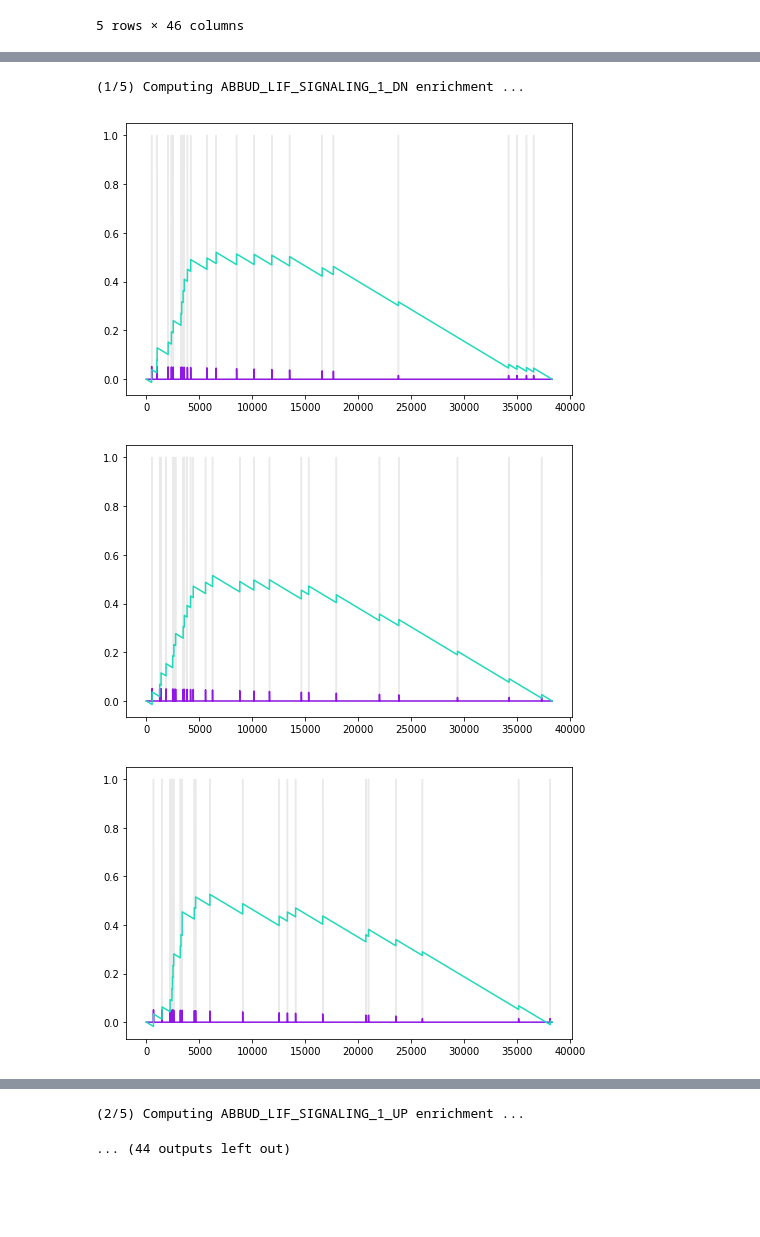
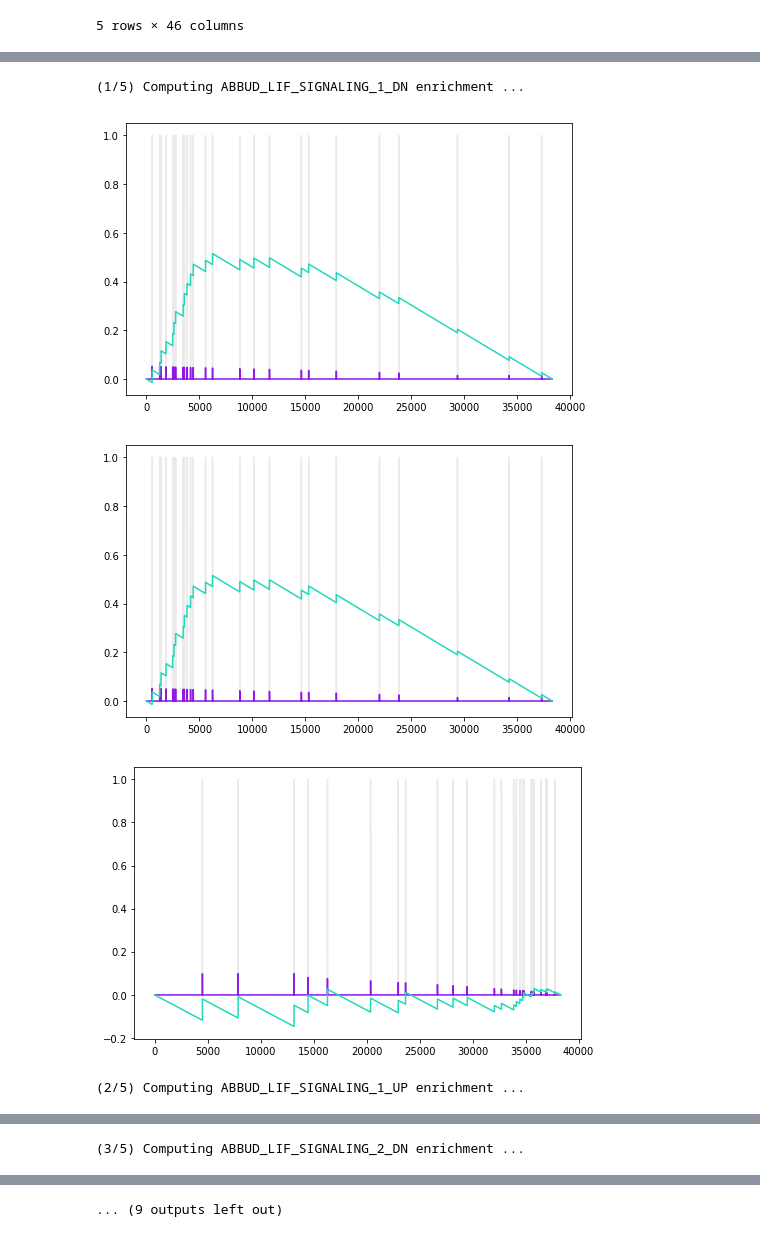
Before and after one commit to alex-wenzel/gsea, a Jupyter notebook: notebook/run_single_sample_gsea.ipynb, the cells around one changed output, grey strips where cells are left out. Saved outputs shown, nothing was run; the diff lists cells and outputs as text; code cells hidden in the pictures; blank space fills up the shorter version.

```diff
--- a/notebook/run_single_sample_gsea.ipynb
+++ b/notebook/run_single_sample_gsea.ipynb
@@ -32,3 +33,19 @@ gene_x_sample
 | snoZ13_snr52 | 0.000000 | 0.000000 | 0.000000 | 0.000000 | 0.000000 | 0.000000 | 0.000000 | 0.000000 | 0.000000 | 0.000000 |
 | snoZ185 | 0.000000 | 0.000000 | 0.203022 | 0.000000 | 0.172694 | 0.000000 | 0.000000 | 0.000000 | 0.000000 | 0.201170 |
 38293 rows × 10 columns
+# %%
+column_0 = gene_x_sample.iloc[:, 1]
+gene_x_sample = pd.concat(
+    [
+        column_0,
+        column_0 * 1000,
+        column_0 * -1,
+    ], axis=1)
+
+gene_x_sample.columns = [
+    'small',
+    'big',
+    'flipped',
+]
+
+gene_x_sample
@@ -39,7 +76,7 @@ with open('c2.all.v5.1.symbols.5.gmt') as f:
     for line in f:
         line = line.strip().split('\t')
 
-        gene_sets.append(line[:1] + line[2:])
+        gene_sets.append(line[:1] + [g for g in line[2:] if g != 'None'])
 
 gene_sets = pd.DataFrame(gene_sets).set_index(0)
 
@@ -56,14 +168,15 @@ gene_sets
 # %%
 gene_set_x_sample = run_single_sample_gsea(
     gene_x_sample.apply(rankdata),
     gene_sets,
     power=0.75,
-    statistic='auc',
+    statistic='ks',
     plot=True)
 
 gene_set_x_sample
 # %% [output]
 (1/5) Computing ABBUD_LIF_SIGNALING_1_DN enrichment ...
-[figure, old version]
+[figure, new version]
 [figure]
-[figure, old version]
+[figure, new version]
+(2/5) Computing ABBUD_LIF_SIGNALING_1_UP enrichment ...
@@ -72,0 +186 @@ gene_set_x_sample
+(3/5) Computing ABBUD_LIF_SIGNALING_2_DN enrichment ...
@@ -77,2 +190 @@ gene_set_x_sample
-(2/5) Computing ABBUD_LIF_SIGNALING_1_UP enrichment ...
-... (44 outputs left out)
+... (9 outputs left out)
```
Also changed, not shown: parts of 7 cells of this notebook, 1 other file.
